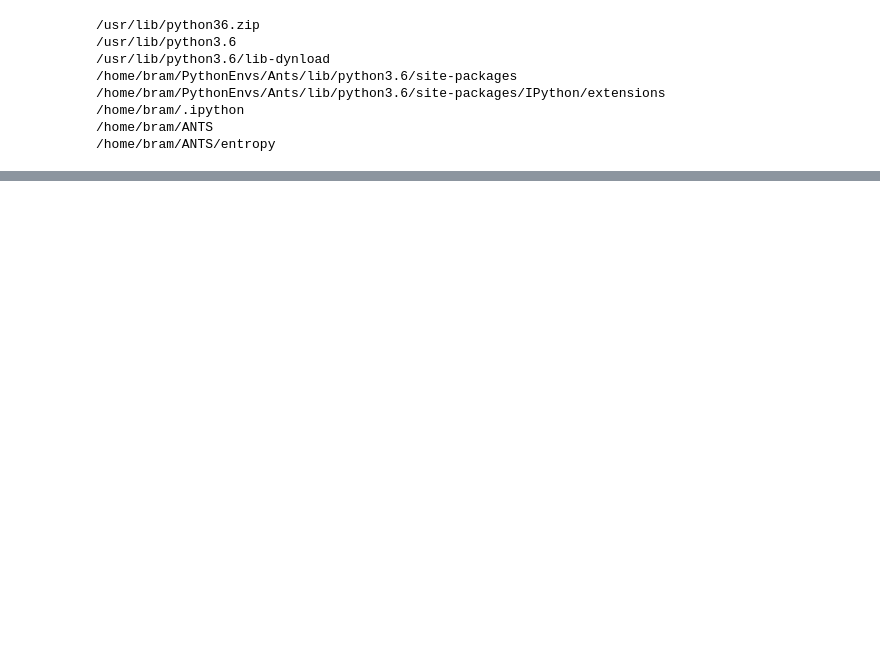
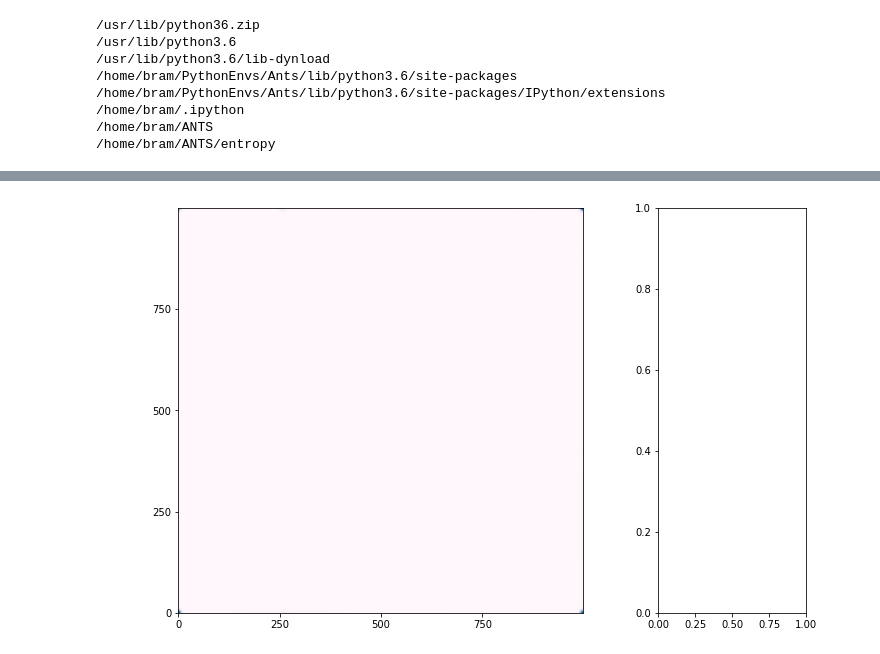
Before and after one commit to Elmosnewshoes/Stigmergy, a Jupyter notebook: Notebooks/sim_live.ipynb, the cells around one changed output, grey strips where cells are left out. Cells and saved outputs as stored; diff of their text form; code cells hidden in the pictures; blank space fills up the shorter version.

Commit message:
on my way to build the simulator
Former-commit-id: 82e0e6aa77da61bd6d68e19ded54697f33d63ae5

```diff
--- a/Notebooks/sim_live.ipynb
+++ b/Notebooks/sim_live.ipynb
@@ -15,9 +15,3 @@ for p in sys.path:
 /home/bram/.ipython
 /home/bram/ANTS
 /home/bram/ANTS/entropy
-# %%
-%%cython -a
-from cythonic.core.sim_controller cimport Sim
-from cythonic.plugins.dummy_dicts import ant, queen, domain, gauss, sim,deposit_dict
-
-simulator = Sim()
@@ -25,0 +108,55 @@ simulator = Sim()
+# %%
+%%cython -a
+# distutils: language = c++
+
+from cythonic.plugins.dummy_dicts import ant_dict, queen_dict, domain_dict, gauss_dict, sim_dict, deposit_dict
+from cythonic.core.sim_controller cimport Sim
+from cythonic.core.visualization import StigmergyPlot
+
+sim_dict['steps'] = 10
+
+import time
+from IPython.display import display, clear_output
+
+cdef class live_sim(Sim):
+    " parent class Sim does not have the __cinit__(self,....) constructor "
+    cdef object chart # the graph object
+    cdef unsigned int interval #how often to refresh the graph
+    def __init__(self,queen_args, domain_args, sim_args):
+        " initialize the parent class "
+        super(live_sim,self).__init__(queen_args = queen_args,domain_args=domain_args, **sim_args)
+
+        " setup the visualization part "
+        self.chart = StigmergyPlot(x_lim = self.domain.size.x,y_lim = self.domain.size.y,
+                                   colormap = 'blue', figsize = (10,6), shown = 'all')
+
+
+
+    def setup_sim(self, str deposit_style, dict deposit_dict, dict gauss_dict, unsigned int display_interval):
+        " prepare the simulation "
+        self.set_depositing(deposit_style, deposit_dict )
+        self.set_gaussian(**gauss_dict)
+        self.interval = display_interval
+
+    cpdef void run_sim(self):
+        cdef unsigned int i
+        for i in range(self.steps):
+            self.sim_step()
+            if i%self.interval == 0:
+                self.chart.draw_stigmergy(simulator.domain.Map.map)
+                display(self.chart.fig)
+                clear_output(wait = True)
+
+
+
+#     def setup_sim()
+
+cdef live_sim simulator = live_sim(queen_args = queen_dict, domain_args=domain_dict, sim_args = sim_dict)
+
+
+
+simulator.setup_sim('constant', deposit_dict, gauss_dict, display_interval = 1,)
+print(simulator.queen.count_active)
+simulator.sim_step()
+simulator.run_sim()
+# %% [output]
@@ -25,0 +164 @@ simulator = Sim()
+[figure, added]
```
Also changed, not shown: parts of 3 cells of this notebook, 11 other files.
